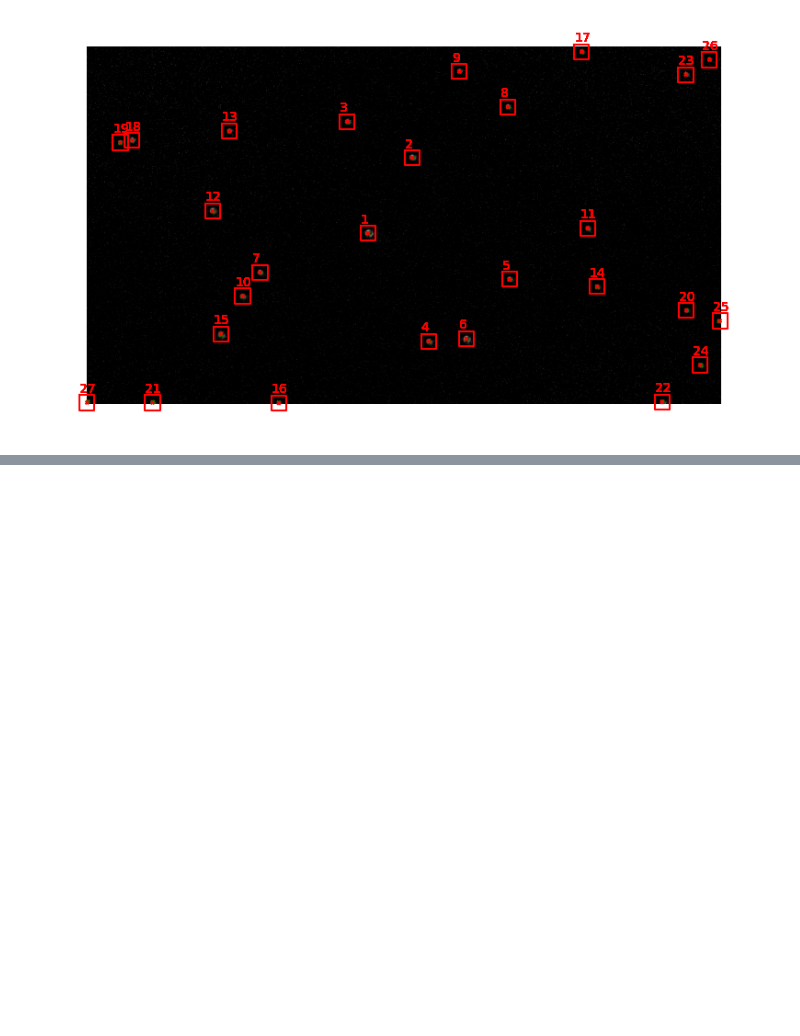
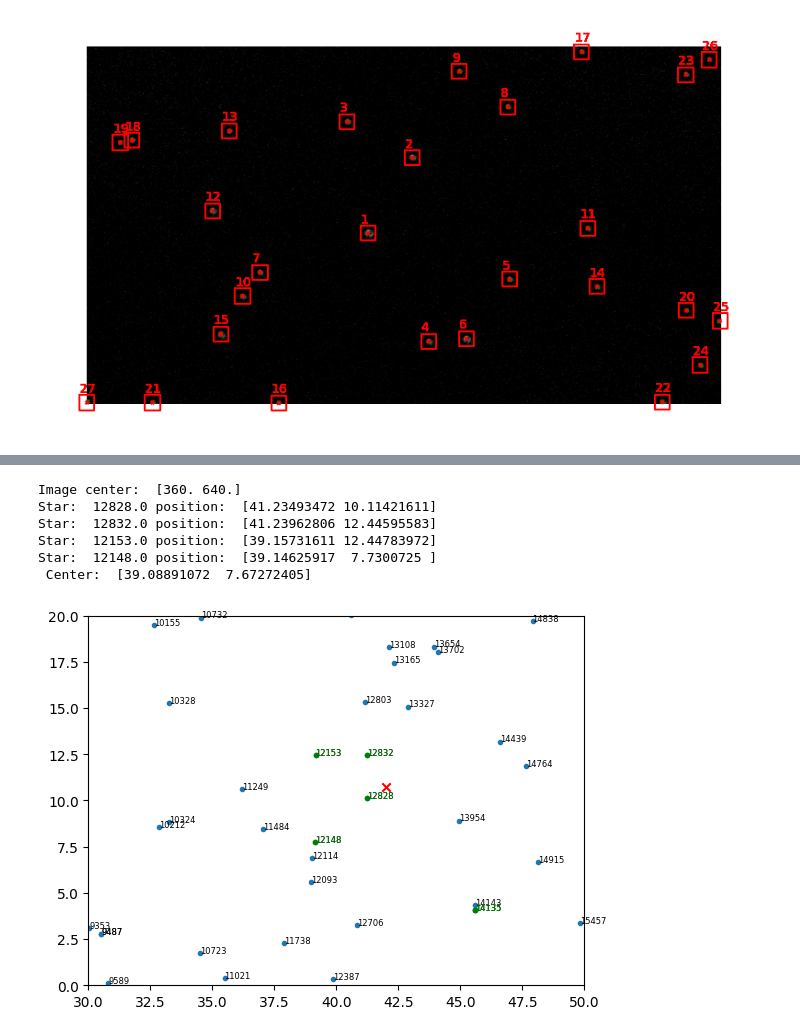
Before and after one commit to I-Zuniga/Event_Star_tracker, a Jupyter notebook: jupyter_notebooks/sdk_test.ipynb, the cells around one changed output, grey strips where cells are left out. Saved outputs shown, nothing was run; the diff lists cells and outputs as text; code cells hidden in the pictures; blank space fills up the shorter version.

```diff
--- a/jupyter_notebooks/sdk_test.ipynb
+++ b/jupyter_notebooks/sdk_test.ipynb
@@ -539,0 +594,72 @@ print('Camera position: ', star_postion + distance_to_center*pixel_to_deg)
+# %%
+from scipy.optimize import minimize
+
+def objective(point_c, *args):
+    points, distances = args
+    x_c, y_c = point_c
+    return np.sum((distance(x_c, y_c, points) - distances)**2)
+
+def solve_point_c(points, distances):
+    initial_guess = np.mean(points, axis=0)  # Initial guess for [x_c, y_c]
+    result = minimize(objective, initial_guess, args=(points, distances))
+    return result.x
+
+
+img_center = np.array(copact_frames[11].shape)/2
+
+print('Image center: ', img_center)
+distances = [ ]
+for i, confirmed_star in enumerate(confirmed_stars_index):
+    dist_to_center = np.linalg.norm(img_center - clusters_sort[confirmed_star][0]) * ref_pixel_to_deg * recording_FOV / reference_FOV
+    center_position = stars_data[confirmed_stars_ids[i]][1:3] - dist_to_center* ref_pixel_to_deg * recording_FOV / reference_FOV
+    print('Star: ', stars_data[confirmed_stars_ids[i]][0], 'position: ', stars_data[confirmed_stars_ids[i]][1:3])
+    distances.append(dist_to_center)
+print(' Center: ', center_position)
+
+x_c_solution, y_c_solution = solve_point_c(stars_data[confirmed_stars_ids][:,1:3], distances)
+
+from lib.plot_utils import *
+plt.figure()
+
+x_range = [30, 50]
+y_range = [0, 20]
+
+#Plot the identification names of the set of stars in the range of the image
+plt.plot([x[1] for x in stars_data],stars_data[:,2],'.')
+
+# plt.plot([x[1] for x in stars_data],stars_data[:,2],'.')
+# #Plot the identification names of the set of stars
+for i in range(len(stars_data)):
+    if stars_data[i,1] < x_range[1] and stars_data[i,1] > x_range[0] and stars_data[i,2] < y_range[1] and stars_data[i,2] > y_range[0]:
+        plt.text(stars_data[i,1], stars_data[i,2], str(int(stars_data[i,0])) , fontsize=6)
+
+x_range = [30, 50]
+y_range = [0, 20]
+
+not_none = [x[2] for x in predcited_stars if x[2] is not None]
+stars_subdata = stars_data[not_none]
+#Check that the stars are in range
+# stars_subdata = [x.tolist() for x in stars_subdata if np.round(x[1]) in range(x_range[0], x_range[1]) and np.round(x[2]) in range(y_range[0], y_range[1])]
+
+plt.plot([x[1] for x in stars_subdata],stars_subdata[:,2],'.g')
+#Plot the identification names of the sub set of stars
+for i in range(len(stars_subdata)):
+    if stars_subdata[i,1] < x_range[1] and stars_subdata[i,1] > x_range[0] and stars_subdata[i,2] < y_range[1] and stars_subdata[i,2] > y_range[0]:
+        plt.text(stars_subdata[i,1], stars_subdata[i,2], str(int(stars_subdata[i,0])) , fontsize=6, color = 'g')
+
+#Plot the cener of the image
+plt.scatter(x_c_solution, y_c_solution, color='r', label='Center', marker='x')
+
+#change the limits of the axis
+plt.xlim(x_range)
+plt.ylim(y_range)
+
+plt.show()
+# %% [output]
+Image center:  [360. 640.]
+Star:  12828.0 position:  [41.23493472 10.11421611]
+Star:  12832.0 position:  [41.23962806 12.44595583]
+Star:  12153.0 position:  [39.15731611 12.44783972]
+Star:  12148.0 position:  [39.14625917  7.7300725 ]
+ Center:  [39.08891072  7.67272405]
+[figure, added]
```
Also changed, not shown: parts of 14 cells of this notebook, 14 other files.
